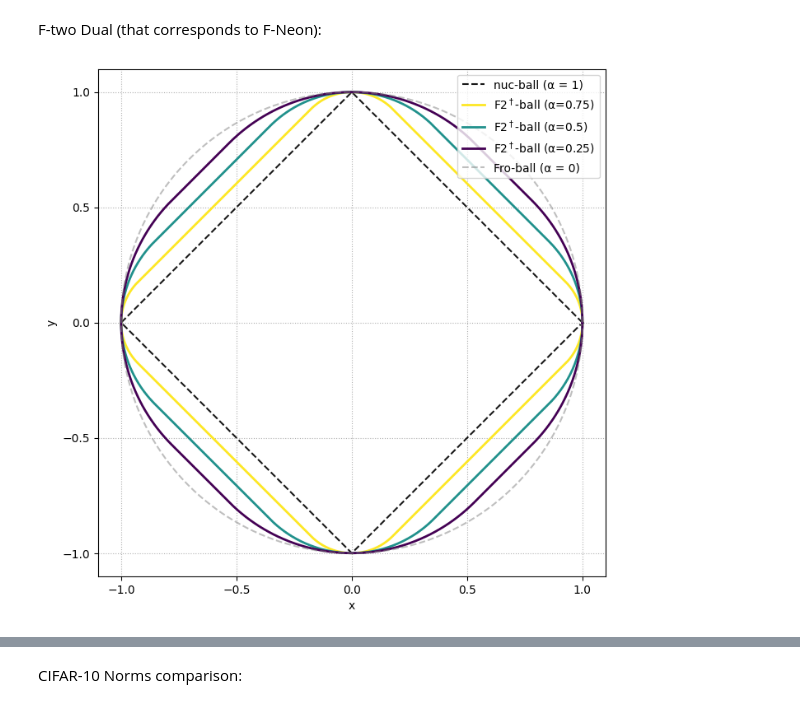
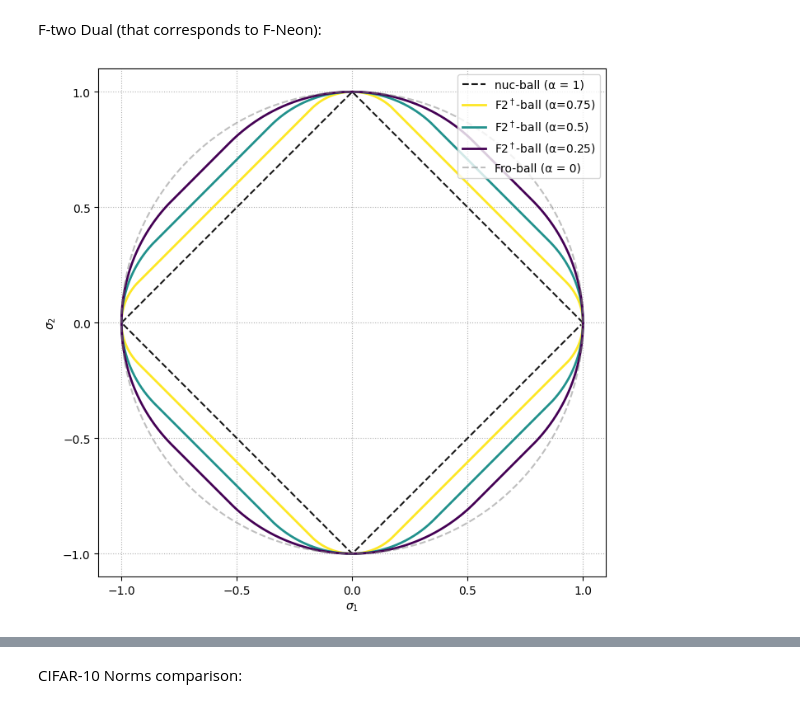
Before and after one commit to alexlegeartis/Neon, a Jupyter notebook: code/norms/norm_plotter.ipynb, the cells around one changed output, grey strips where cells are left out. Drawn from its saved outputs; the diff is of its cells as text; code cells hidden in the pictures.

```diff
--- a/code/norms/norm_plotter.ipynb
+++ b/code/norms/norm_plotter.ipynb
@@ -40,36 +40,36 @@ def l2_ball_boundary(radius, num=800):
 
 # List of alpha values to test
 alphas = [0.75, 0.5, 0.25]
 colormap = cm.get_cmap('viridis')
 colors = [colormap(i / (len(alphas) - 1)) for i in range(len(alphas) - 1, -1, -1)]
 # Plot
 plt.figure(figsize=(8, 8))
 # Plot reference L1 and L2 balls
 x1, y1 = l1_ball_boundary(1)
 x2, y2 = l2_ball_boundary(1)
 plt.plot(x1, y1, linestyle="--", label="nuc-ball (α = 1)", color="black", alpha=0.9)
 
 # Plot Minkowski sums for each alpha
 for alpha, color in zip(alphas, colors):
     sum_pts = minkowski_sum_boundary_fneon(alpha)
     plt.plot(sum_pts[:, 0], sum_pts[:, 1], label=f"F2$^\dagger$-ball (α={alpha})",
              linewidth=2, color=color)
 
 plt.plot(x2, y2, linestyle="--", label="Fro-ball (α = 0)", color="gray", alpha=0.5)
 
 # Configure plot
 plt.gca().set_aspect("equal", adjustable="box")
 # plt.title("Minkowski sums: α L1-ball ⊕ (1-α) L2-ball for different α")
-plt.xlabel("x")
-plt.ylabel("y")
+plt.xlabel("$\sigma_1$")
+plt.ylabel("$\sigma_2$")
 plt.legend(loc="upper right")
 plt.grid(True, linestyle=":")
 plt.xticks(np.arange(-1, 1.1, 0.5))
 plt.yticks(np.arange(-1, 1.1, 0.5))
 plt.savefig("ftwodualball.pdf", dpi=300, bbox_inches='tight')
 plt.show()
 # %% [output]
-[figure, old version]
+[figure, new version]
 # %%
 # different alphas lmos for F-Neon
 import numpy as np
```
Also changed, not shown: parts of 2 cells of this notebook, 16 other files.
